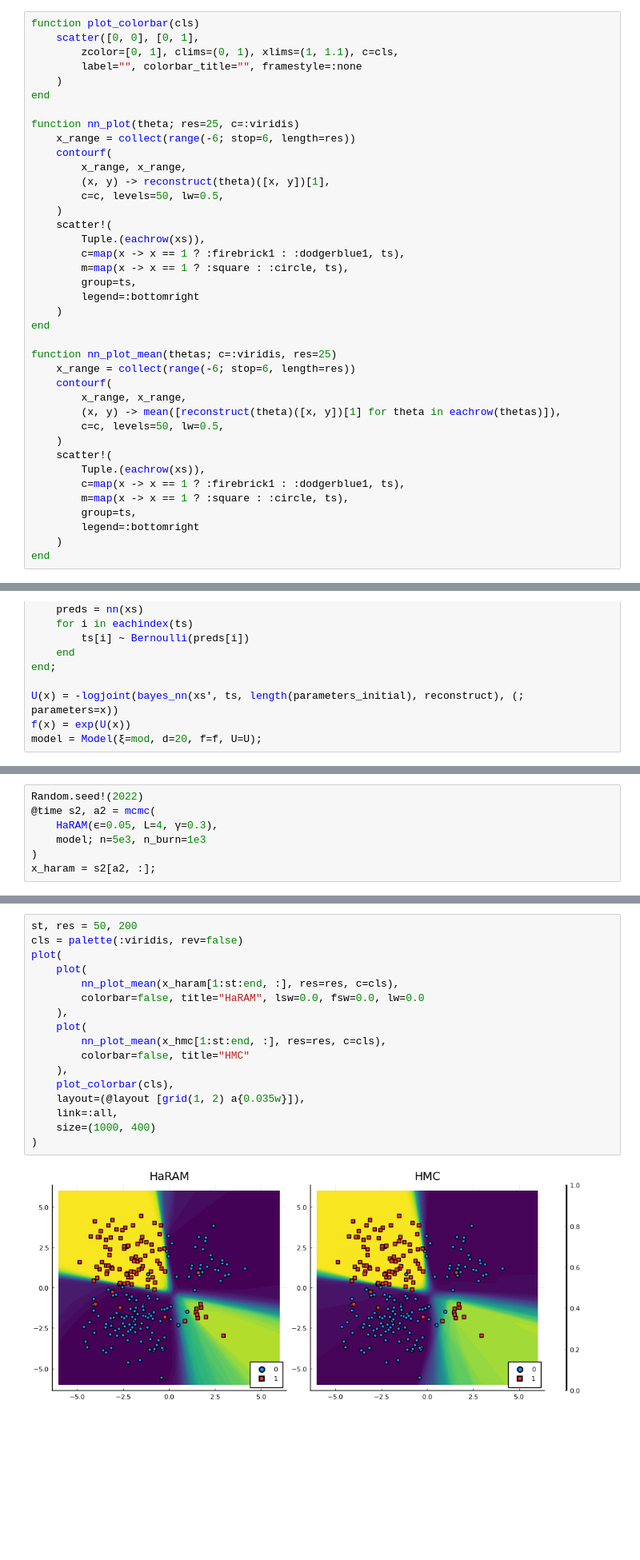
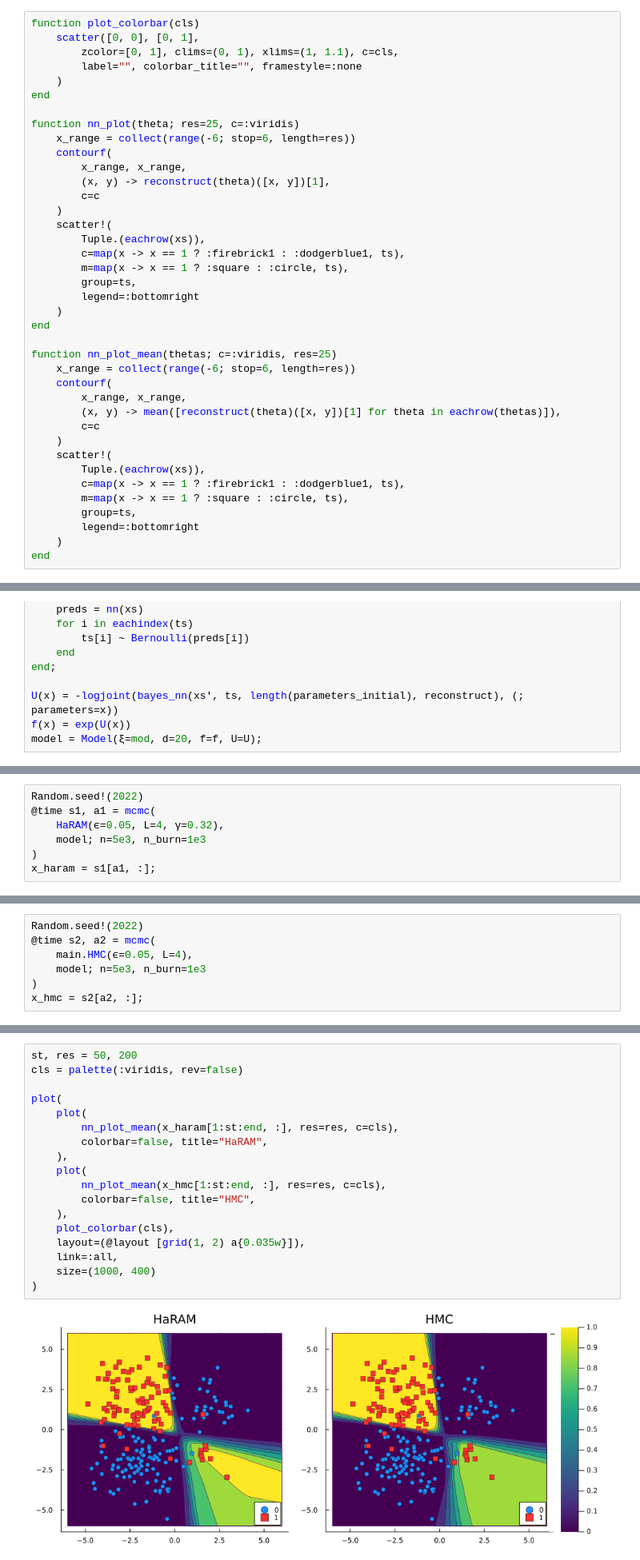
Before and after one commit to sidv23/haram, a Jupyter notebook: notebooks/bayesian_nn.ipynb, the cells around one changed output, grey strips where cells are left out. Shown at 80% size. Cells and saved outputs as stored; diff of their text form; blank space fills up the shorter version.

```diff
--- a/notebooks/bayesian_nn.ipynb
+++ b/notebooks/bayesian_nn.ipynb
@@ -22,7 +22,7 @@ function nn_plot(theta; res=25, c=:viridis)
     contourf(
         x_range, x_range,
         (x, y) -> reconstruct(theta)([x, y])[1],
-        c=c, levels=50, lw=0.5,
+        c=c
     )
     scatter!(
         Tuple.(eachrow(xs)),
@@ -38,7 +38,7 @@ function nn_plot_mean(thetas; c=:viridis, res=25)
     contourf(
         x_range, x_range,
         (x, y) -> mean([reconstruct(theta)([x, y])[1] for theta in eachrow(thetas)]),
-        c=c, levels=50, lw=0.5,
+        c=c
     )
     scatter!(
         Tuple.(eachrow(xs)),
@@ -114,8 +87,8 @@ Acceptance Ratio = 0.8021
 # %%
 Random.seed!(2022)
-@time s2, a2 = mcmc(
-    HaRAM(ϵ=0.05, L=4, γ=0.3),
+@time s1, a1 = mcmc(
+    HaRAM(ϵ=0.05, L=4, γ=0.32),
     model; n=5e3, n_burn=1e3
 )
-x_haram = s2[a2, :];
+x_haram = s1[a1, :];
 # %% [output]
@@ -140,0 +98,7 @@ Acceptance Ratio = 0.6355
+# %%
+Random.seed!(2022)
+@time s2, a2 = mcmc(
+    main.HMC(ϵ=0.05, L=4),
+    model; n=5e3, n_burn=1e3
+)
+x_hmc = s2[a2, :];
@@ -141,19 +109,20 @@ Acceptance Ratio = 0.6355
 # %%
 st, res = 50, 200
 cls = palette(:viridis, rev=false)
+
 plot(
     plot(
         nn_plot_mean(x_haram[1:st:end, :], res=res, c=cls),
-        colorbar=false, title="HaRAM", lsw=0.0, fsw=0.0, lw=0.0
+        colorbar=false, title="HaRAM",
     ),
     plot(
         nn_plot_mean(x_hmc[1:st:end, :], res=res, c=cls),
-        colorbar=false, title="HMC"
+        colorbar=false, title="HMC",
     ),
     plot_colorbar(cls),
     layout=(@layout [grid(1, 2) a{0.035w}]),
     link=:all,
     size=(1000, 400)
 )
 # %% [output]
-[figure, old version]
+[figure, new version]
```
Also changed, not shown: parts of 6 cells of this notebook, 2 other files.
